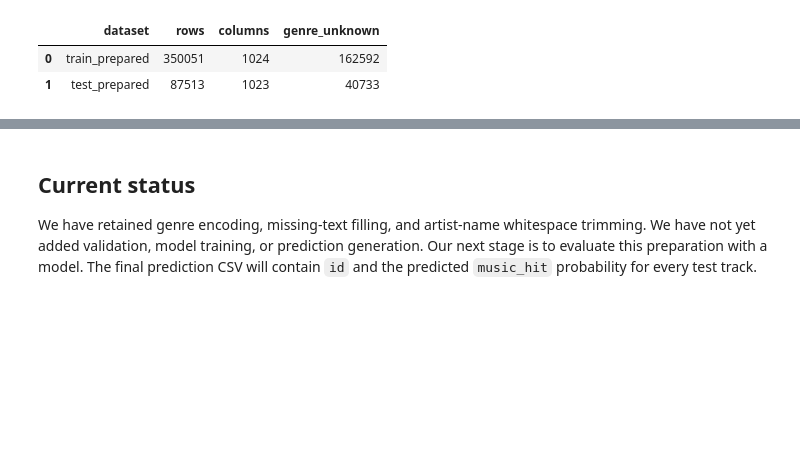
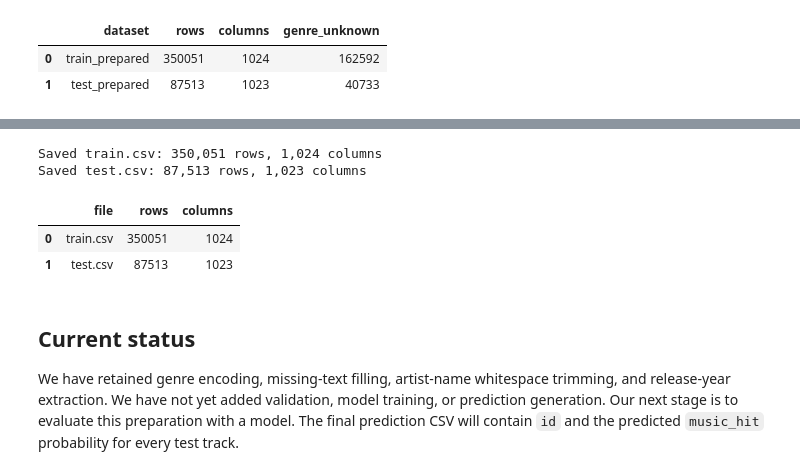
Before and after one commit to GoncaloTorcato/CD, a Jupyter notebook: delivery/music_hit_prediction.ipynb, the cells around one changed output, grey strips where cells are left out. Cells and saved outputs as stored; diff of their text form; code cells hidden in the pictures; blank space fills up the shorter version.

```diff
--- a/delivery/music_hit_prediction.ipynb
+++ b/delivery/music_hit_prediction.ipynb
@@ -31,6 +31,10 @@ DATA_DIR = next(
 )
 if DATA_DIR is None:
     raise FileNotFoundError("Set DATA_DIR to the folder containing the three original CSV files.")
+
+# Optional local export of the complete preparation; not required for model training.
+EXPORT_PROCESSED_CSV = True
+PROCESSED_DIR = DATA_DIR.parent / "processed" if DATA_DIR.name == "raw" else DATA_DIR / "processed"
 # %% [markdown]
 ## 2. Load the original data
 
@@ -357,4 +425,28 @@ display(pd.DataFrame({
+# %%
+if EXPORT_PROCESSED_CSV:
+    PROCESSED_DIR.mkdir(parents=True, exist_ok=True)
+    exports = []
+    for name, frame in (("train", train_prepared), ("test", test_prepared)):
+        destination = PROCESSED_DIR / f"{name}.csv"
+        if destination.resolve() == (DATA_DIR / f"{name}.csv").resolve():
+            raise ValueError("Processed exports must not overwrite the raw CSV files.")
+        temporary = destination.with_suffix(".tmp.csv")
+        frame.to_csv(temporary, index=False, chunksize=5000)
+        temporary.replace(destination)
+        saved_ids = pd.read_csv(destination, usecols=["id"])["id"]
+        pd.testing.assert_series_equal(saved_ids, frame["id"].reset_index(drop=True))
+        exports.append({"file": destination.name, "rows": len(frame), "columns": frame.shape[1]})
+        print(f"Saved {destination.name}: {len(frame):,} rows, {frame.shape[1]:,} columns")
+    display(pd.DataFrame(exports))
+else:
+    print("Processed CSV export disabled; prepared frames remain available in memory.")
+# %% [output]
+Saved train.csv: 350,051 rows, 1,024 columns
+Saved test.csv: 87,513 rows, 1,023 columns
+|  | file | rows | columns |
+| 0 | train.csv | 350051 | 1024 |
+| 1 | test.csv | 87513 | 1023 |
 # %% [markdown]
 ## Current status
 
-We have retained genre encoding, missing-text filling, and artist-name whitespace trimming. We have not yet added validation, model training, or prediction generation. Our next stage is to evaluate this preparation with a model. The final prediction CSV will contain `id` and the predicted `music_hit` probability for every test track.
+We have retained genre encoding, missing-text filling, artist-name whitespace trimming, and release-year extraction. We have not yet added validation, model training, or prediction generation. Our next stage is to evaluate this preparation with a model. The final prediction CSV will contain `id` and the predicted `music_hit` probability for every test track.
```
Also changed, not shown: parts of 12 cells of this notebook, 7 other files.
